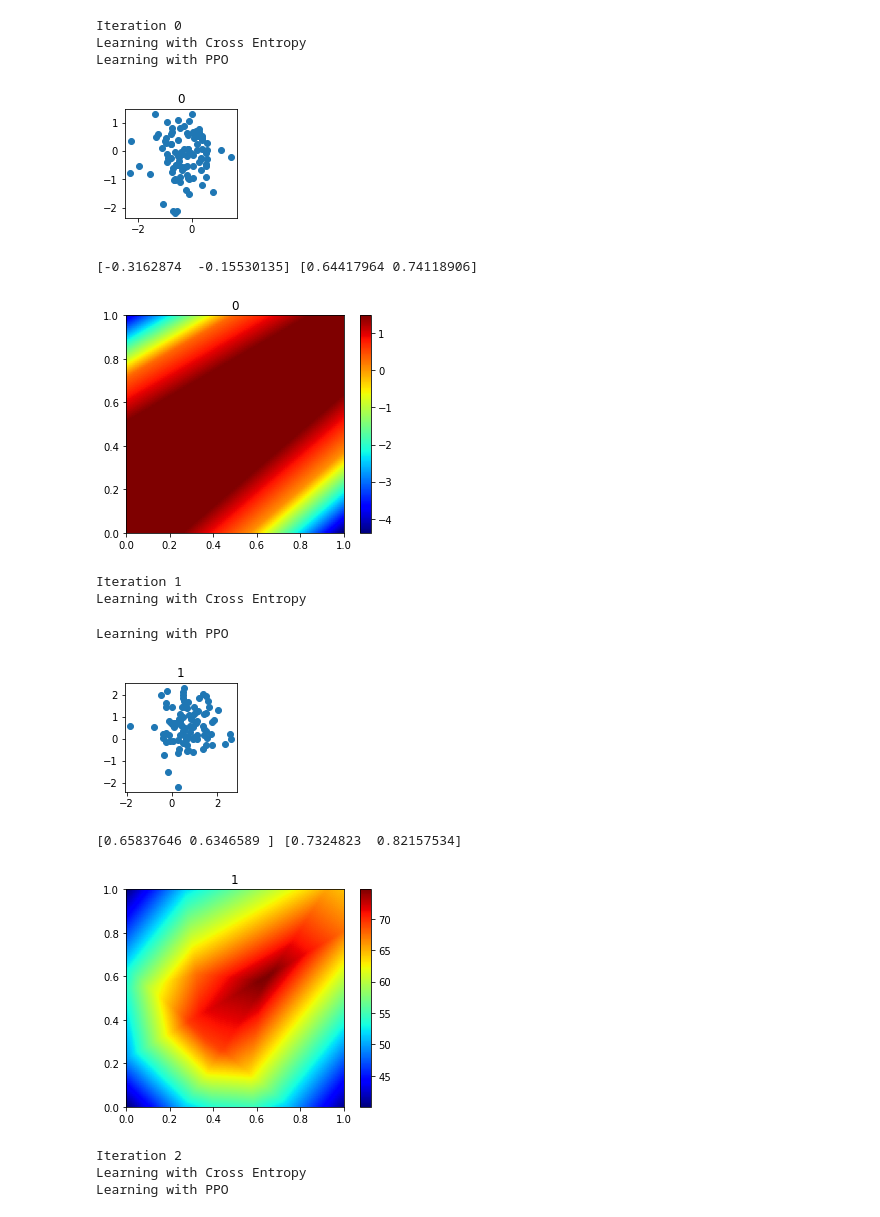
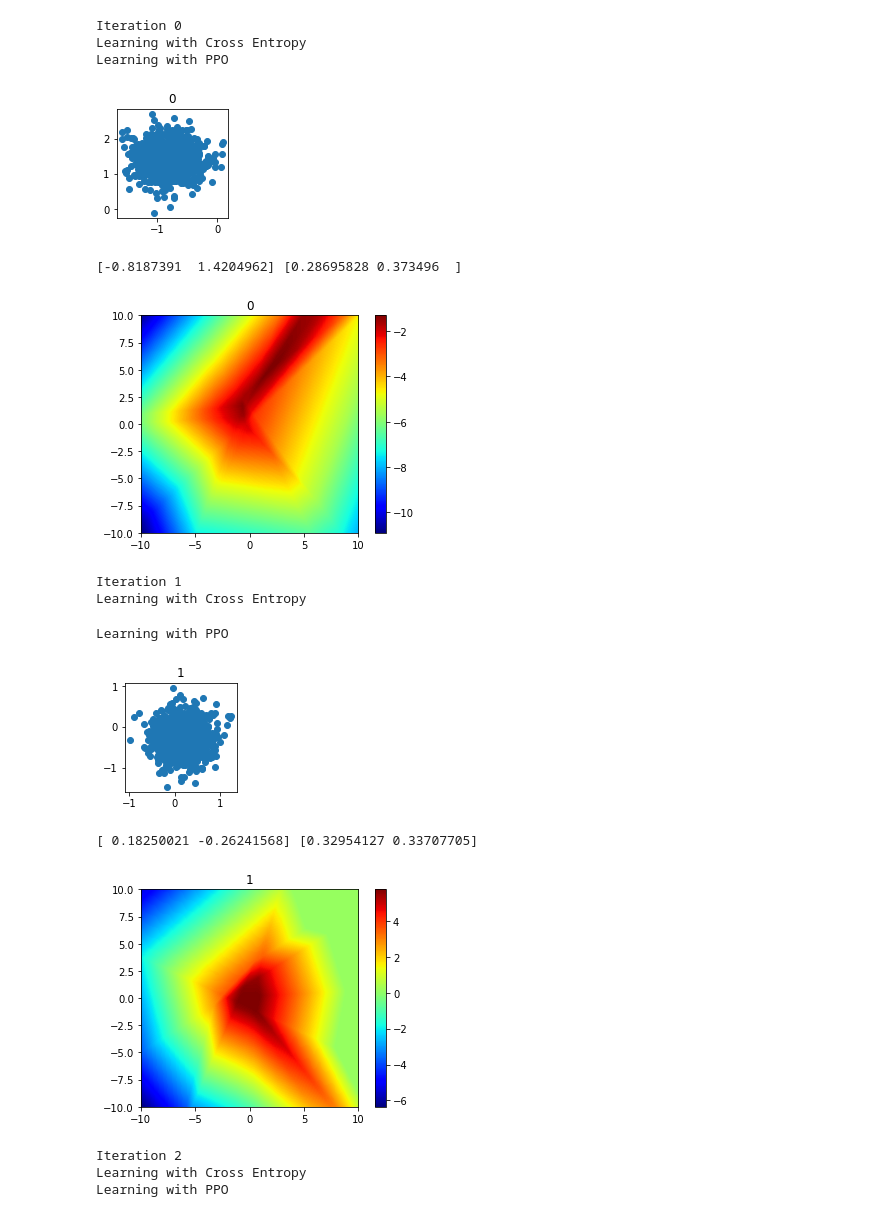
Before and after one commit to AnandS29/multitask, a Jupyter notebook: train.ipynb, the cells around one changed output. Drawn from its saved outputs; the diff is of its cells as text; code cells hidden in the pictures.

```diff
--- a/train.ipynb
+++ b/train.ipynb
@@ -18,39 +18,41 @@ from learning import *
 # Setup configs for reward and policy learning
 
 reward_cfg = {
-    'n_sample': 100,
-    'n_epoch': 20,
+    'n_sample': 20,
+    'n_epoch': 10,
     'lr': 0.005,
     'verbose': False,
     'eval_freq': 100,
-    'batch_size': 64,
+    'batch_size': 16,
     'split': 0.8,
-    'log': False
+    'log': False,
+    'action_dim': 2
 }
 
 policy_cfg = {
-    'timesteps': 10000,
+    'timesteps': 25000,
     'verbose': False,
     'algo': 'ppo', # not used atm
-    'log': False
+    'log': False,
+    'action_dim': 2
 }
 # %%
 ## Feedback loop
 
 iterations = 10
-samples = {}
-reward_fns = {}
 
 # Create comparison function
-f = lambda x: -(x[0]-0.5)**2
-g = lambda x: -(x[1]-0.5)**2
-sigma_f, sigma_g = 0.0, 0.0
-reward_fn_true = create_reward_fn(f, g, sigma_f, sigma_g)
+f = lambda x: -(x[0]-1)**2
+g = lambda x: -(x[1]-0)**2
+sigma_f, sigma_g = 0.0, 50.0
+reward_fn_true = lambda x : f(x) + g(x)
+reward_fn_true_noisy = create_reward_fn(f, g, sigma_f, sigma_g)
 comparison_fn = create_comparison_fn(f, g, sigma_f, sigma_g)
 
 # Initialize random sampler
-sample = lambda n: (None, [np.random.uniform(0, 1, size=(2,)) for _ in range(n)])
+sample = lambda n: (None, [np.random.uniform(-10, 10, size=(2,)) for _ in range(n)])
 
 # Plot true reward function
-visualize_fn(reward_fn_true, title="True reward function")
+visualize_fn(reward_fn_true, title="True reward function", x_range=[-10,10], y_range=[-10,10], x_step=0.1, y_step=0.1)
+visualize_fn(reward_fn_true_noisy, title="True (noisy) reward function", x_range=[-10,10], y_range=[-10,10], x_step=0.1, y_step=0.1)
 # %% [output]
@@ -58,31 +61,35 @@ visualize_fn(reward_fn_true, title="True reward function")
 # %%
+comparisons_data = None
+samples = {}
+reward_fns = {}
+
 for i in range(iterations):
     print("Iteration", i)
     # Learn reward function from samples and feedback from comparison function
-    reward_fn = learn_reward(sample, comparison_fn, reward_cfg=reward_cfg)
+    reward_fn, comparisons_data = learn_reward(sample, comparison_fn, reward_cfg=reward_cfg, prev_comparisons=comparisons_data)
 
     # Train policy on reward function and return sampler
     sample = train_policy(reward_fn, policy_cfg=policy_cfg)
 
     # Store sampler and reward function
     samples[i] = sample
     reward_fns[i] = reward_fn
 
-    plot_sampler(samples[i], title=str(i))
-    visualize_fn(reward_fns[i], title=str(i))
+    plot_sampler(samples[i], title=str(i), n=1000)
+    visualize_fn(reward_fns[i], title=str(i), x_range=[-10,10], y_range=[-10,10], x_step=0.1, y_step=0.1)
 # %% [output]
 Iteration 0
 Learning with Cross Entropy
 Learning with PPO
-[figure, old version]
+[figure, new version]
-[-0.3162874  -0.15530135] [0.64417964 0.74118906]
+[-0.8187391  1.4204962] [0.28695828 0.373496  ]
-[figure, old version]
+[figure, new version]
 Iteration 1
 Learning with Cross Entropy
 Learning with PPO
-[figure, old version]
+[figure, new version]
-[0.65837646 0.6346589 ] [0.7324823  0.82157534]
+[ 0.18250021 -0.26241568] [0.32954127 0.33707705]
-[figure, old version]
+[figure, new version]
 Iteration 2
 Learning with Cross Entropy
 Learning with PPO
```
Also changed, not shown: parts of 2 cells of this notebook, 4 other files.
